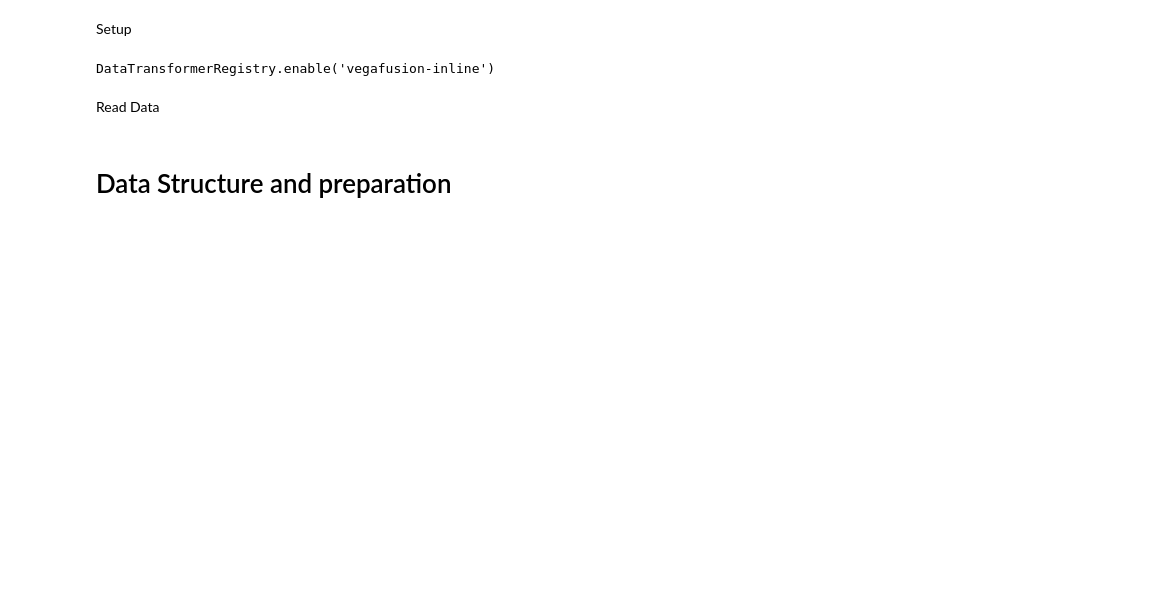
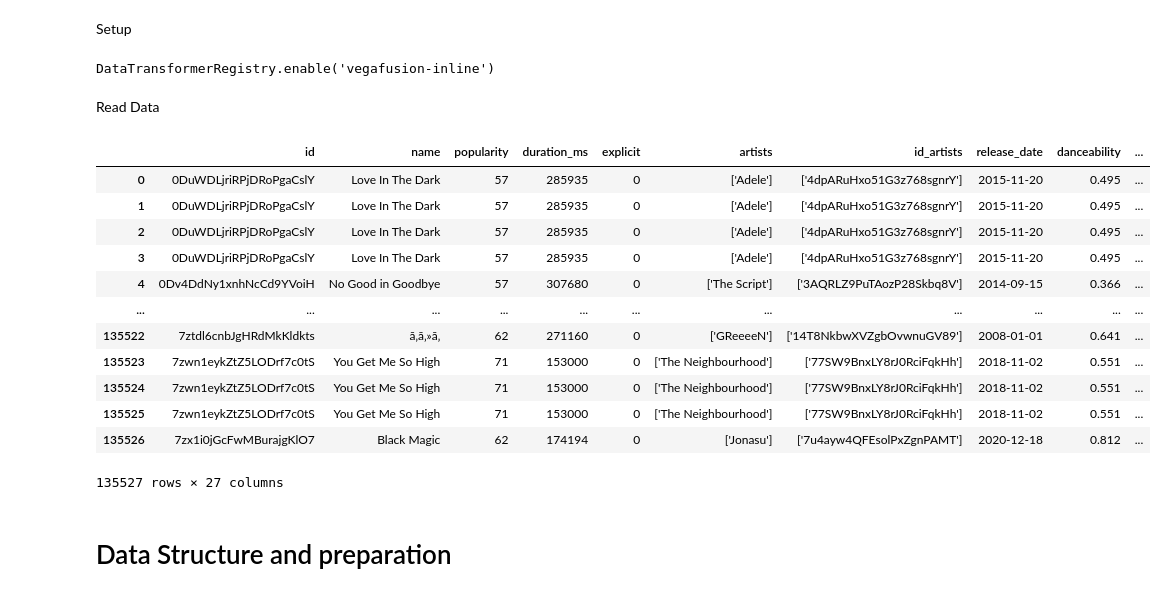
Before and after one commit to SvenWeiss-HDM/Classification, a Jupyter notebook: Dataexploration.ipynb, the cells around one changed output. Cells and saved outputs as stored; diff of their text form; code cells hidden in the pictures; blank space fills up the shorter version.

Commit message:
Established connection to mssql server

```diff
--- a/Dataexploration.ipynb
+++ b/Dataexploration.ipynb
@@ -20,4 +21,37 @@ alt.data_transformers.disable_max_rows()
 DataTransformerRegistry.enable('vegafusion-inline')
 # %% [markdown]
 Read Data
+# %%
+# establish the connection
+conn = pyodbc.connect('DRIVER={ODBC Driver 17 for SQL Server};'
+                      'SERVER=rdb.hdm-server.eu;'
+                      'DATABASE=W22S101;'
+                      'UID=W22S101;'
+                      'PWD=81305')
+
+# create a cursor from the connection
+cursor = conn.cursor()
+
+# execute a SQL query
+query = "SELECT * FROM FinTable"
+df_sql = pd.read_sql(query, conn)
+
+# close the connection
+conn.close()
+# %%
+df_sql
+# %% [output]
+|  | id | name | popularity | duration_ms | explicit | artists | id_artists | release_date | danceability | ... |
+| 0 | 0DuWDLjriRPjDRoPgaCslY | Love In The Dark | 57 | 285935 | 0 | ['Adele'] | ['4dpARuHxo51G3z768sgnrY'] | 2015-11-20 | 0.495 | ... |
+| 1 | 0DuWDLjriRPjDRoPgaCslY | Love In The Dark | 57 | 285935 | 0 | ['Adele'] | ['4dpARuHxo51G3z768sgnrY'] | 2015-11-20 | 0.495 | ... |
+| 2 | 0DuWDLjriRPjDRoPgaCslY | Love In The Dark | 57 | 285935 | 0 | ['Adele'] | ['4dpARuHxo51G3z768sgnrY'] | 2015-11-20 | 0.495 | ... |
+| 3 | 0DuWDLjriRPjDRoPgaCslY | Love In The Dark | 57 | 285935 | 0 | ['Adele'] | ['4dpARuHxo51G3z768sgnrY'] | 2015-11-20 | 0.495 | ... |
+| 4 | 0Dv4DdNy1xnhNcCd9YVoiH | No Good in Goodbye | 57 | 307680 | 0 | ['The Script'] | ['3AQRLZ9PuTAozP28Skbq8V'] | 2014-09-15 | 0.366 | ... |
+| ... | ... | ... | ... | ... | ... | ... | ... | ... | ... | ... |
+| 135522 | 7ztdl6cnbJgHRdMkKldkts | ã‚­ã‚»ã‚­ | 62 | 271160 | 0 | ['GReeeeN'] | ['14T8NkbwXVZgbOvwnuGV89'] | 2008-01-01 | 0.641 | ... |
+| 135523 | 7zwn1eykZtZ5LODrf7c0tS | You Get Me So High | 71 | 153000 | 0 | ['The Neighbourhood'] | ['77SW9BnxLY8rJ0RciFqkHh'] | 2018-11-02 | 0.551 | ... |
+| 135524 | 7zwn1eykZtZ5LODrf7c0tS | You Get Me So High | 71 | 153000 | 0 | ['The Neighbourhood'] | ['77SW9BnxLY8rJ0RciFqkHh'] | 2018-11-02 | 0.551 | ... |
+| 135525 | 7zwn1eykZtZ5LODrf7c0tS | You Get Me So High | 71 | 153000 | 0 | ['The Neighbourhood'] | ['77SW9BnxLY8rJ0RciFqkHh'] | 2018-11-02 | 0.551 | ... |
+| 135526 | 7zx1i0jGcFwMBurajgKlO7 | Black Magic | 62 | 174194 | 0 | ['Jonasu'] | ['7u4ayw4QFEsolPxZgnPAMT'] | 2020-12-18 | 0.812 | ... |
+135527 rows × 27 columns
 # %%
```
Also changed, not shown: parts of 5 cells of this notebook.
